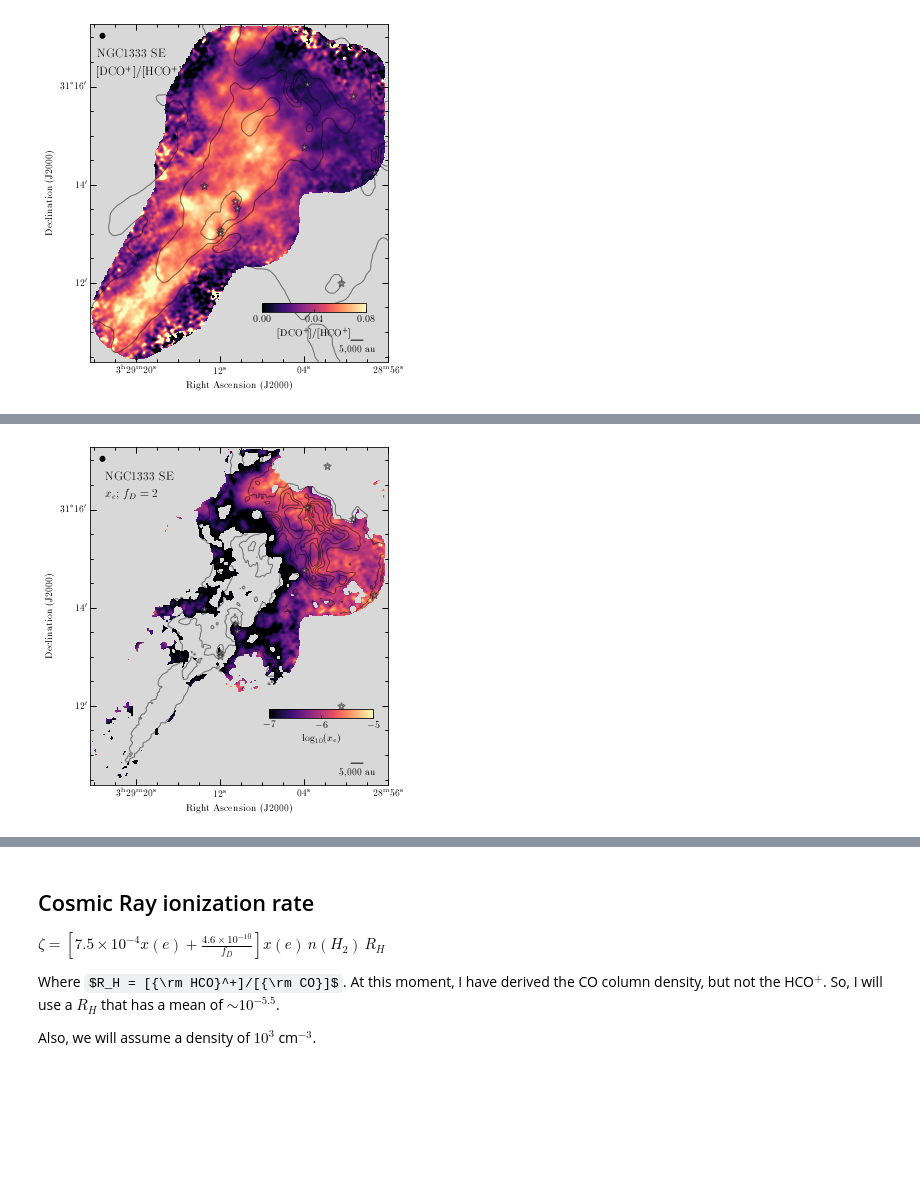
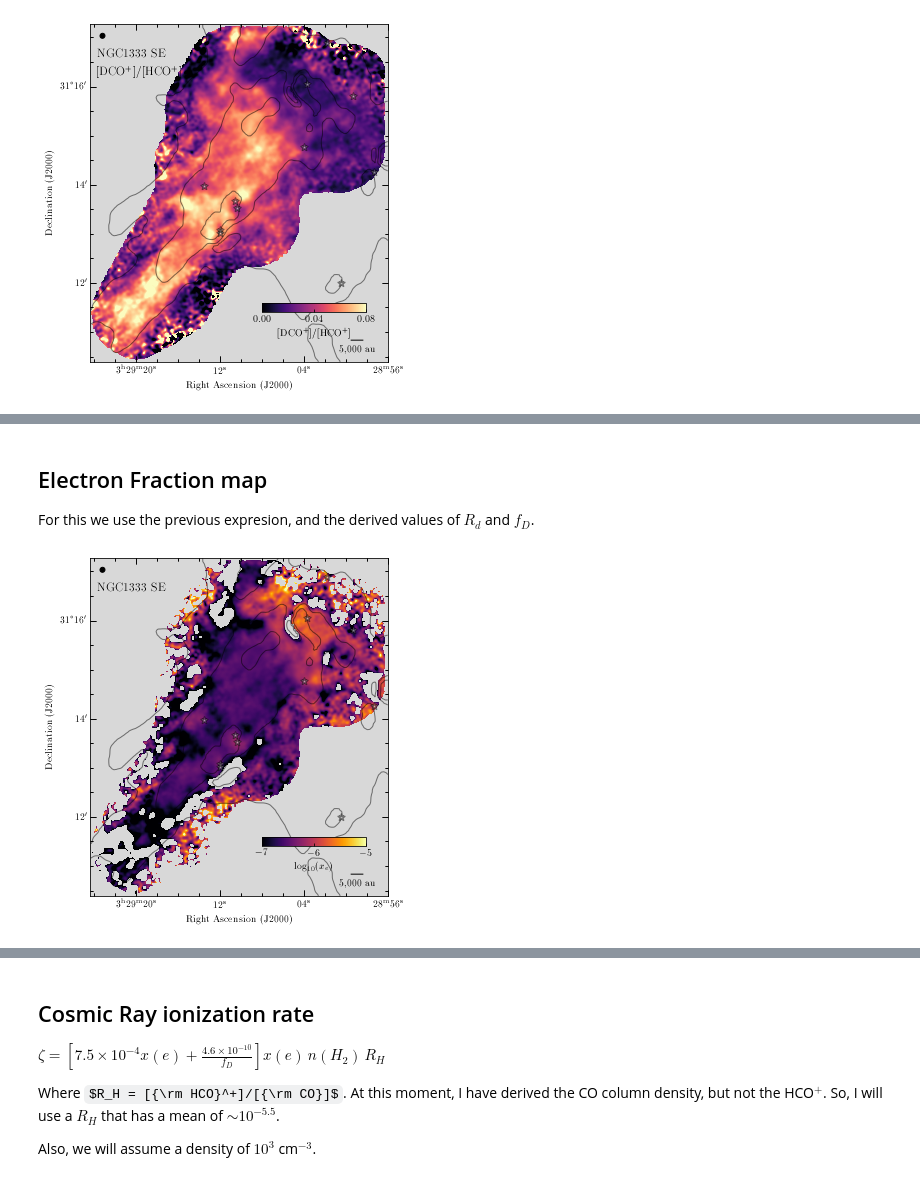
Before and after one commit to jpinedaf/NGC1333_NOEMA_Ions, a Jupyter notebook: NGC1333_Ions_Calculations.ipynb, the cells around one changed output, grey strips where cells are left out. Saved outputs shown, nothing was run; the diff lists cells and outputs as text; code cells hidden in the pictures; some formulas as TeX source; blank space fills up the shorter version.

```diff
--- a/NGC1333_Ions_Calculations.ipynb
+++ b/NGC1333_Ions_Calculations.ipynb
@@ -21,6 +21,15 @@ plt.rcParams.update({"text.usetex": True,
 from molecular_columns import col_h13cop, col_dcop
 
 def Ncol_C18O(TdV, Tex=10*u.K):
+    """
+    Column density calculation using expression from
+    E. Curtis et al. (2010) doi:10.1111/j.1365-2966.2009.15658.x
+    It takes the integrated intensity and returns the C18O column density
+    in units of cm^-2
+    """
+    if TdV.unit != (u.K * u.km / u.s):
+        print('Unit of integrated intensity is not K km/s, please modify accordingly')
+        return np.nan
     return 5e12 * (Tex/u.K) * np.exp(31.6*u.K/Tex) * (TdV/(u.K*u.km/u.s)) * u.cm**-2
 
 file_yso = 'catalogue/NGC1333_protostar_list.txt'
@@ -463,0 +437,17 @@ NameError: name 'R_d' is not defined
+# %%
+gd = (N_CO > 0.0)*(N_H2 > 10**(21.5)/u.cm**2)
+gd_delta = (N_CO > 0.0) * (N_H2 > 10**(21.5)/u.cm**2) * (N_H2 < 5e21/u.cm**2)
+N_CO_H2 = N_CO/X_12CO
+delta_H2 = N_H2 - N_CO_H2
+mean_delta_H2 = np.mean(delta_H2[gd_delta])
+print(np.round(mean_delta_H2*1e-21, decimals=1)*1e21)
+
+f_D = (N_H2 - mean_delta_H2) / N_CO_H2
+f_D[~gd] = np.nan
+
+x_line = np.array([0, 200])/u.cm**2
+
+hd_fd = hd_TdV.copy()
+hd_fd['BUNIT'] = ''
+hdu_fd = fits.PrimaryHDU(f_D, hd_fd)
+fits.writeto(file_fd, f_D.value, hd_fd, overwrite=True)
@@ -464,27 +566,32 @@ NameError: name 'R_d' is not defined
+# %% [markdown]
+## Electron Fraction map
+
+For this we use the previous expresion, and the derived values of $R_d$ and $f_D$.
+# %%
+xe_fd = 2.7e-8 / R_D - 1.2e-6 / f_D
 # %%
 text_color = 'black'
 
-hdu = load_cutout(file_xe_fd2)
+hdu = load_cutout(fits.PrimaryHDU(np.log10(xe_fd), hd_fd), is_hdu=True)
 wcs = WCS(hdu.header)
 
-cmap = plt.get_cmap(name='magma').copy()
+cmap = plt.get_cmap(name='inferno').copy()
 cmap.set_bad(color='0.85')
 
 fig = plt.figure(figsize=my_figsize)
 ax = plt.subplot(projection=wcs)
-im = ax.imshow(hdu.data, vmin=-7.0, vmax=-5.0, cmap=cmap, origin='lower') #
+im = ax.imshow(hdu.data, vmin=-7, vmax=-5, cmap=cmap, origin='lower')
 
-plot_setup_noema_wcsaxes(ax, hdu, label_col=text_color, contour_n2hp=True, contour_sio=False)
+plot_setup_noema_wcsaxes(ax, hdu, label_col=text_color, contour_h2=True)
 
 cax = ax.inset_axes(col_pos)
 cbar = plt.colorbar(im, cax=cax, label=r'$\log_{10}(x_e)$', orientation='horizontal')
-cbar.set_ticks([-7, -6, -5])
+# cbar.set_ticks([-7, -6, -5])
 
 fig.text(xpos_lab1, ypos_lab1, 'NGC1333 SE', transform=ax.transAxes,
                 horizontalalignment='left', color=text_color, size=12)
-fig.text(xpos_lab2, ypos_lab2, r'$x_e$; $f_D=2$', transform=ax.transAxes,
-                horizontalalignment='left', color=text_color, size=12)
+
 plt.tight_layout()
-fig.savefig('figs/NGC1333_xe_fd_2.pdf', dpi=200)
+fig.savefig('figs/NGC1333_xe_fd.pdf', dpi=200)
 # %% [output]
-[figure, old version]
+[figure, new version]
```
Also changed, not shown: parts of 55 cells of this notebook, 14 other files.
